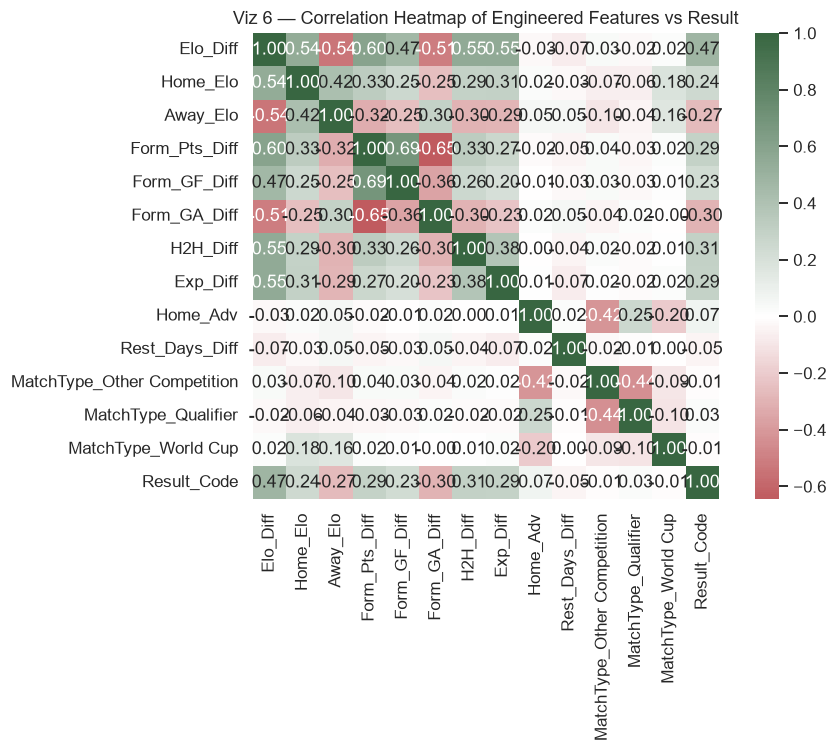
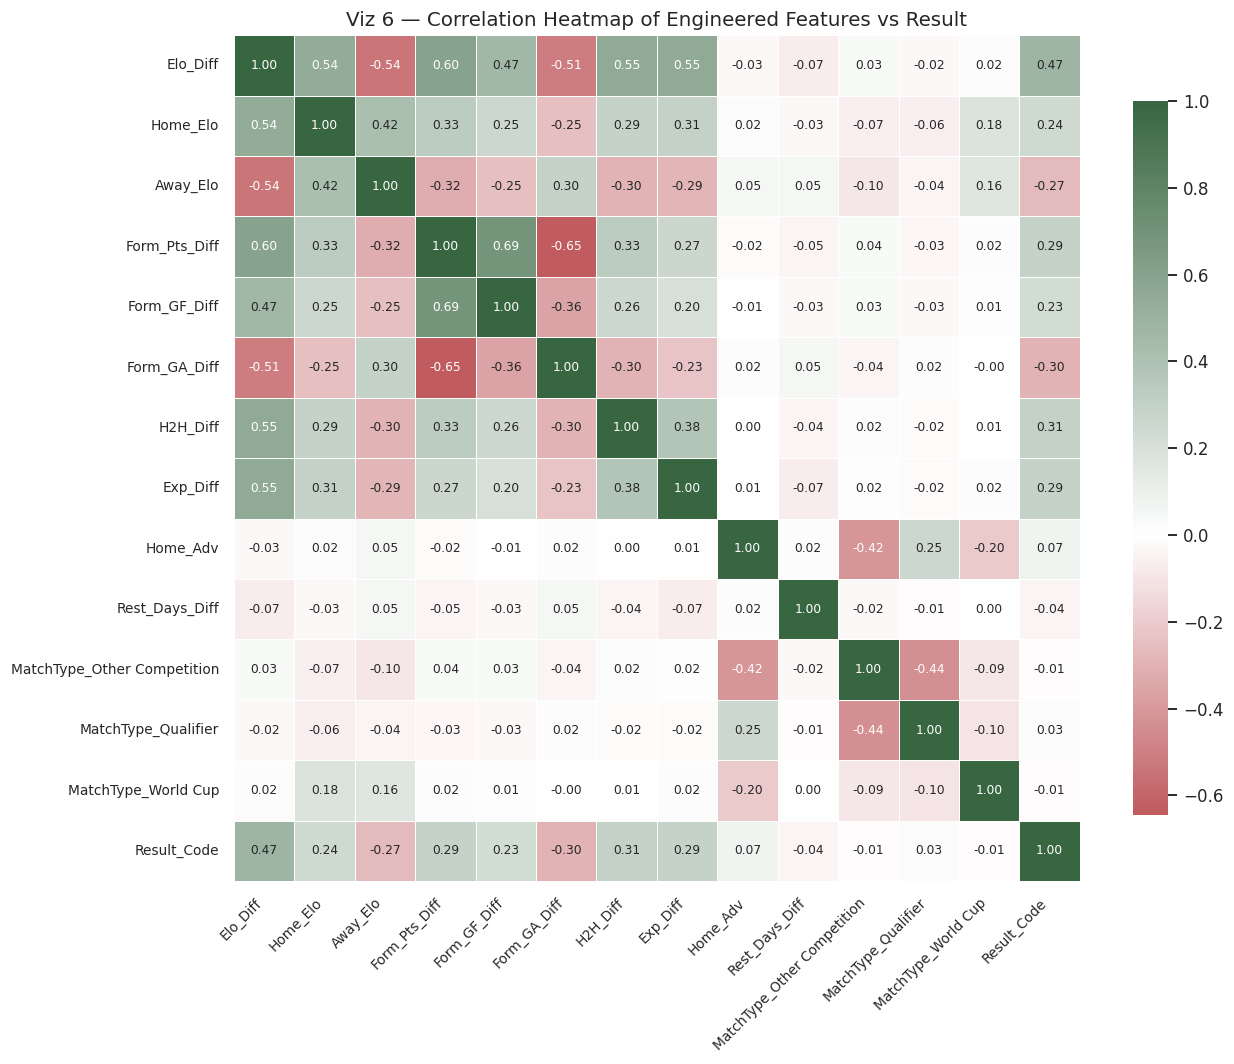
The change to this notebook cell's code, shown as a diff; its figure went from the first image to the second:
--- before
+++ after
@@ -7,7 +7,13 @@
 
 corr = model_df[FEATURES + ["Result_Code"]].corr()
-plt.figure(figsize=(9,7))
-sns.heatmap(corr, annot=True, fmt=".2f", cmap=DIVERGING_CMAP, center=0, square=True)
-plt.title("Viz 6 — Correlation Heatmap of Engineered Features vs Result")
+# Bigger figure + smaller annotation font + rotated labels: with 14 features the
+# original 9x7 layout squeezed the numbers together and made the heatmap hard to
+# read - this keeps the same data but gives every cell room to breathe.
+plt.figure(figsize=(12,10))
+sns.heatmap(corr, annot=True, fmt=".2f", cmap=DIVERGING_CMAP, center=0, square=True,
+            annot_kws={"size": 8}, cbar_kws={"shrink": 0.8}, linewidths=0.5, linecolor="white")
+plt.title("Viz 6 — Correlation Heatmap of Engineered Features vs Result", fontsize=13)
+plt.xticks(rotation=45, ha="right", fontsize=9)
+plt.yticks(rotation=0, fontsize=9)
 plt.tight_layout(); plt.show()
 

Commit: last update